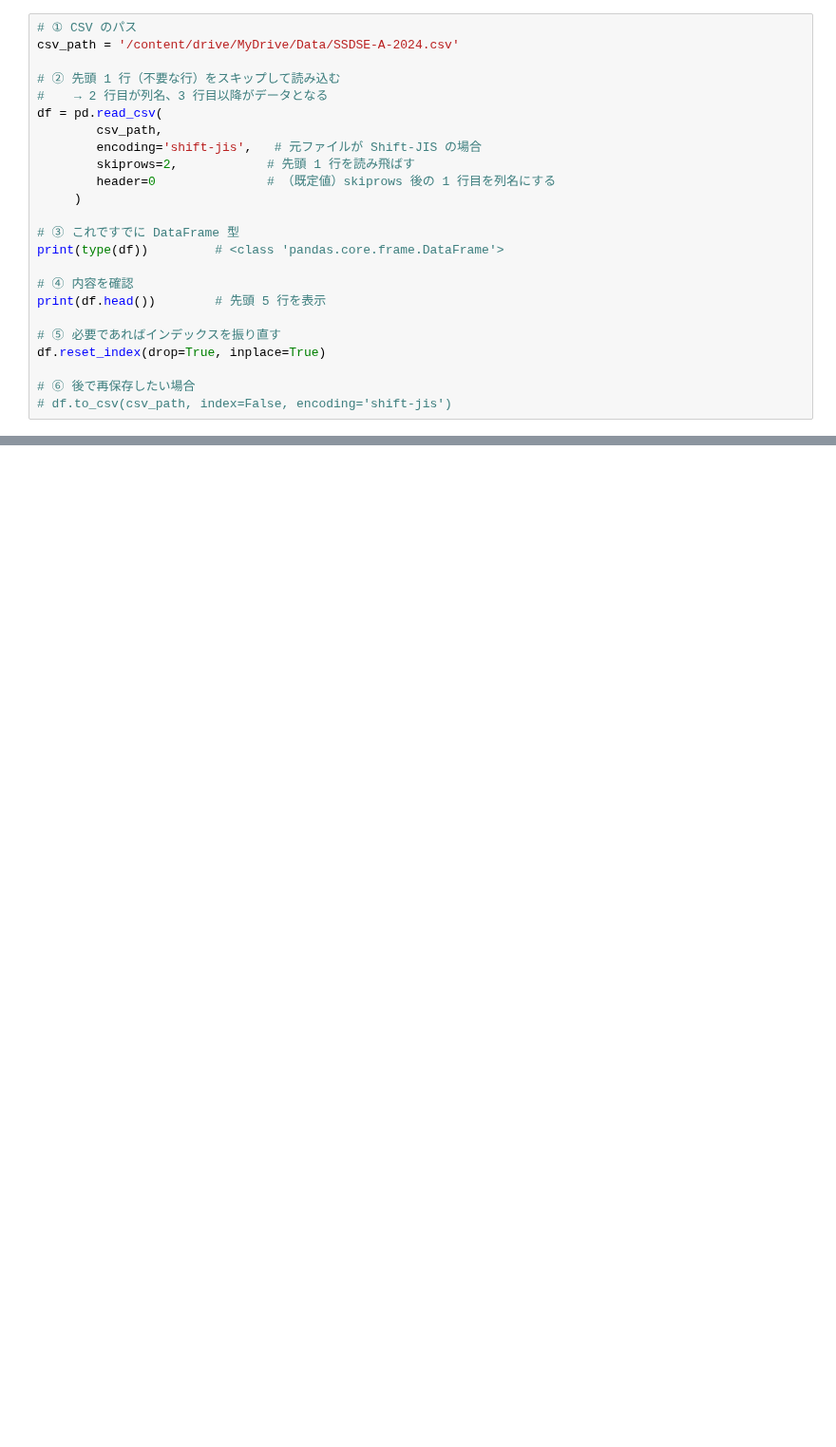
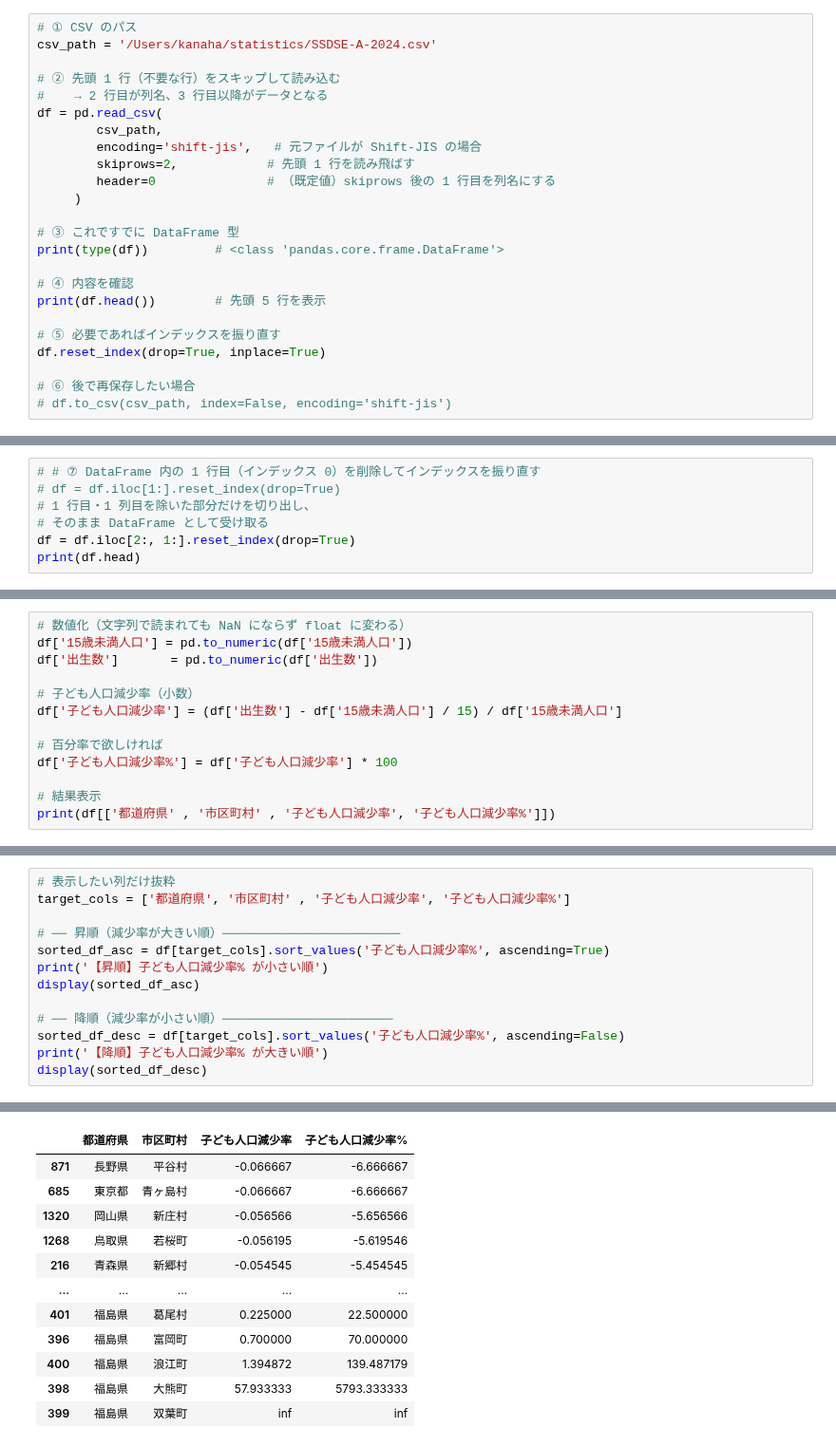
Before and after one commit to 3241Kanaha/statistics-2025, a Jupyter notebook: practice.ipynb, the cells around one changed output, grey strips where cells are left out. Shown at 95% size. Saved outputs shown, nothing was run; the diff lists cells and outputs as text; blank space fills up the shorter version.

```diff
--- a/practice.ipynb
+++ b/practice.ipynb
@@ -35,6 +35,6 @@ ModuleNotFoundError: No module named 'distutils'
 # %%
 # ① CSV のパス
-csv_path = '/content/drive/MyDrive/Data/SSDSE-A-2024.csv'
+csv_path = '/Users/kanaha/statistics/SSDSE-A-2024.csv'
 
 # ② 先頭 1 行（不要な行）をスキップして読み込む
 #    → 2 行目が列名、3 行目以降がデータとなる
@@ -58,0 +77,7 @@ df.reset_index(drop=True, inplace=True)
+# %%
+# # ⑦ DataFrame 内の 1 行目（インデックス 0）を削除してインデックスを振り直す
+# df = df.iloc[1:].reset_index(drop=True)
+# 1 行目・1 列目を除いた部分だけを切り出し、
+# そのまま DataFrame として受け取る
+df = df.iloc[2:, 1:].reset_index(drop=True)
+print(df.head)
@@ -58,0 +118,13 @@ df.reset_index(drop=True, inplace=True)
+# %%
+# 数値化（文字列で読まれても NaN にならず float に変わる）
+df['15歳未満人口'] = pd.to_numeric(df['15歳未満人口'])
+df['出生数']       = pd.to_numeric(df['出生数'])
+
+# 子ども人口減少率（小数）
+df['子ども人口減少率'] = (df['出生数'] - df['15歳未満人口'] / 15) / df['15歳未満人口']
+
+# 百分率で欲しければ
+df['子ども人口減少率%'] = df['子ども人口減少率'] * 100
+
+# 結果表示
+print(df[['都道府県' , '市区町村' , '子ども人口減少率', '子ども人口減少率%']])
@@ -58,0 +146,14 @@ df.reset_index(drop=True, inplace=True)
+# %%
+# 表示したい列だけ抜粋
+target_cols = ['都道府県', '市区町村' , '子ども人口減少率', '子ども人口減少率%']
+
+# ── 昇順（減少率が大きい順）────────────────────────
+sorted_df_asc = df[target_cols].sort_values('子ども人口減少率%', ascending=True)
+print('【昇順】子ども人口減少率% が小さい順')
+display(sorted_df_asc)
+
+# ── 降順（減少率が小さい順）───────────────────────
+sorted_df_desc = df[target_cols].sort_values('子ども人口減少率%', ascending=False)
+print('【降順】子ども人口減少率% が大きい順')
+display(sorted_df_desc)
+# %% [output]
@@ -58,0 +161,12 @@ df.reset_index(drop=True, inplace=True)
+|  | 都道府県 | 市区町村 | 子ども人口減少率 | 子ども人口減少率% |
+| 871 | 長野県 | 平谷村 | -0.066667 | -6.666667 |
+| 685 | 東京都 | 青ヶ島村 | -0.066667 | -6.666667 |
+| 1320 | 岡山県 | 新庄村 | -0.056566 | -5.656566 |
+| 1268 | 鳥取県 | 若桜町 | -0.056195 | -5.619546 |
+| 216 | 青森県 | 新郷村 | -0.054545 | -5.454545 |
+| ... | ... | ... | ... | ... |
+| 401 | 福島県 | 葛尾村 | 0.225000 | 22.500000 |
+| 396 | 福島県 | 富岡町 | 0.700000 | 70.000000 |
+| 400 | 福島県 | 浪江町 | 1.394872 | 139.487179 |
+| 398 | 福島県 | 大熊町 | 57.933333 | 5793.333333 |
+| 399 | 福島県 | 双葉町 | inf | inf |
```
Also changed, not shown: parts of 8 cells of this notebook.
